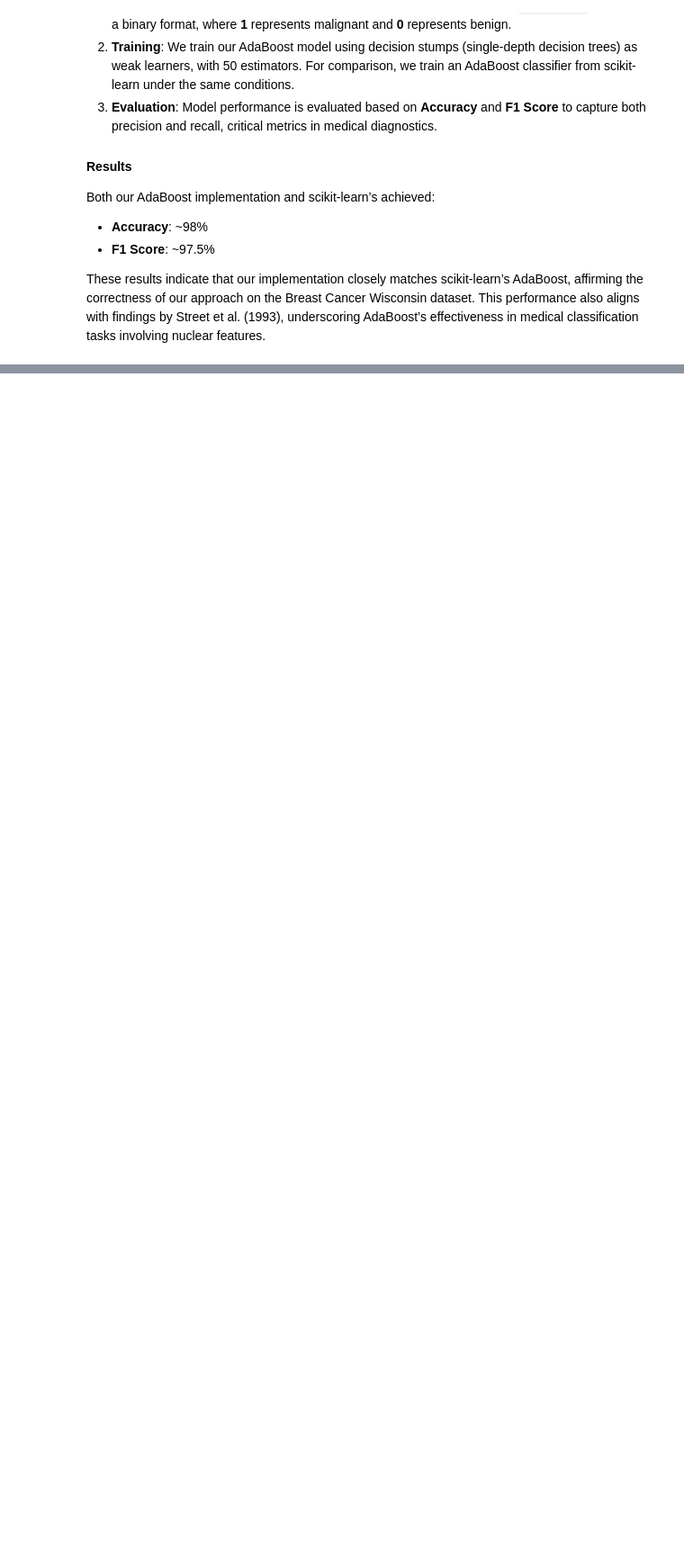
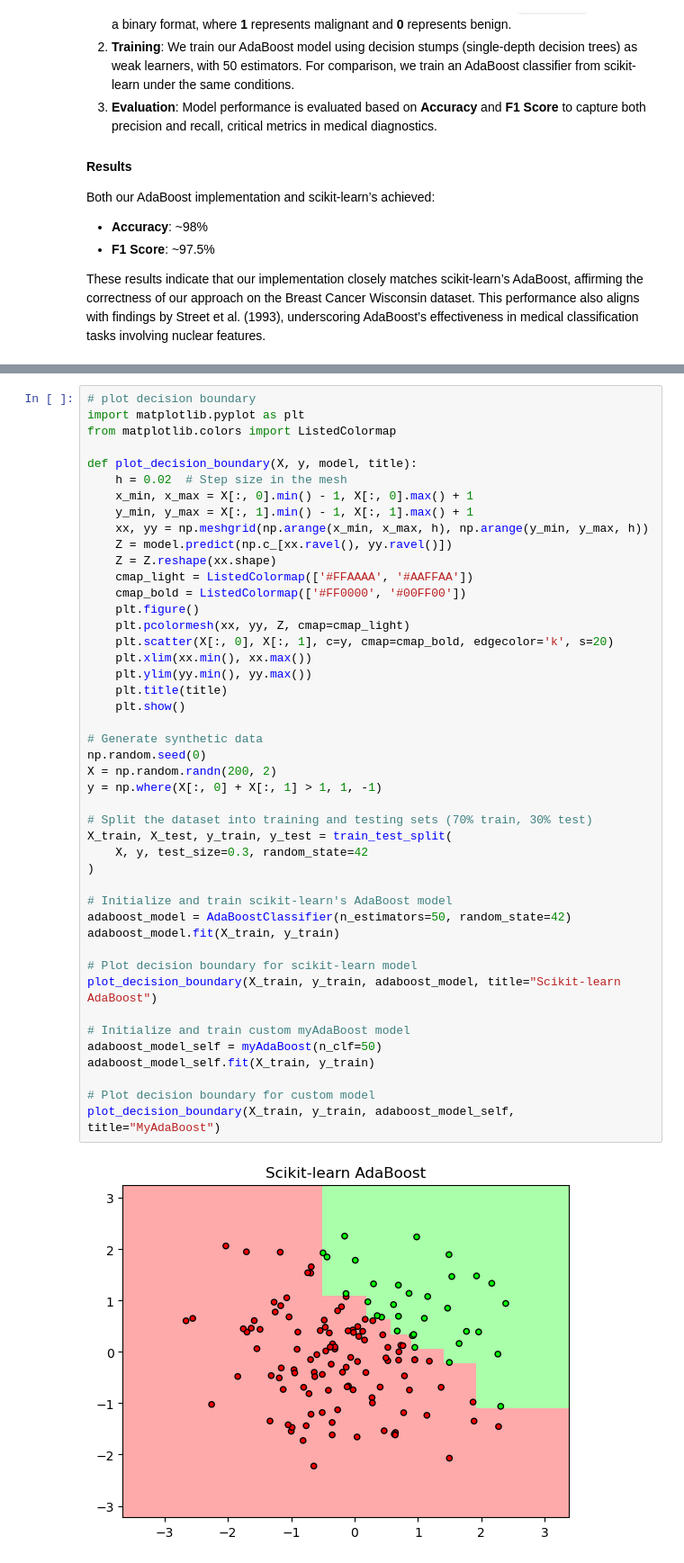
Before and after one commit to Sizchode/Data2060-Final-Project, a Jupyter notebook: src/2060 Final Project.ipynb, the cells around one changed output, grey strips where cells are left out. Shown: that part at 90% size. Drawn from its saved outputs; the diff is of its cells as text; blank space fills up the shorter version.

```diff
--- a/src/2060 Final Project.ipynb
+++ b/src/2060 Final Project.ipynb
@@ -471,0 +515,47 @@ MyAdaBoost F1 Score on test set: 96.88%
+# %%
+# plot decision boundary
+import matplotlib.pyplot as plt
+from matplotlib.colors import ListedColormap
+
+def plot_decision_boundary(X, y, model, title):
+    h = 0.02  # Step size in the mesh
+    x_min, x_max = X[:, 0].min() - 1, X[:, 0].max() + 1
+    y_min, y_max = X[:, 1].min() - 1, X[:, 1].max() + 1
+    xx, yy = np.meshgrid(np.arange(x_min, x_max, h), np.arange(y_min, y_max, h))
+    Z = model.predict(np.c_[xx.ravel(), yy.ravel()])
+    Z = Z.reshape(xx.shape)
+    cmap_light = ListedColormap(['#FFAAAA', '#AAFFAA'])
+    cmap_bold = ListedColormap(['#FF0000', '#00FF00'])
+    plt.figure()
+    plt.pcolormesh(xx, yy, Z, cmap=cmap_light)
+    plt.scatter(X[:, 0], X[:, 1], c=y, cmap=cmap_bold, edgecolor='k', s=20)
+    plt.xlim(xx.min(), xx.max())
+    plt.ylim(yy.min(), yy.max())
+    plt.title(title)
+    plt.show()
+
+# Generate synthetic data
+np.random.seed(0)
+X = np.random.randn(200, 2)
+y = np.where(X[:, 0] + X[:, 1] > 1, 1, -1)
+
+# Split the dataset into training and testing sets (70% train, 30% test)
+X_train, X_test, y_train, y_test = train_test_split(
+    X, y, test_size=0.3, random_state=42
+)
+
+# Initialize and train scikit-learn's AdaBoost model
+adaboost_model = AdaBoostClassifier(n_estimators=50, random_state=42)
+adaboost_model.fit(X_train, y_train)
+
+# Plot decision boundary for scikit-learn model
+plot_decision_boundary(X_train, y_train, adaboost_model, title="Scikit-learn AdaBoost")
+
+# Initialize and train custom myAdaBoost model
+adaboost_model_self = myAdaBoost(n_clf=50)
+adaboost_model_self.fit(X_train, y_train)
+
+# Plot decision boundary for custom model
+plot_decision_boundary(X_train, y_train, adaboost_model_self, title="MyAdaBoost")
+# %% [output]
+[figure, added]
```
Also changed, not shown: parts of 4 cells of this notebook.
